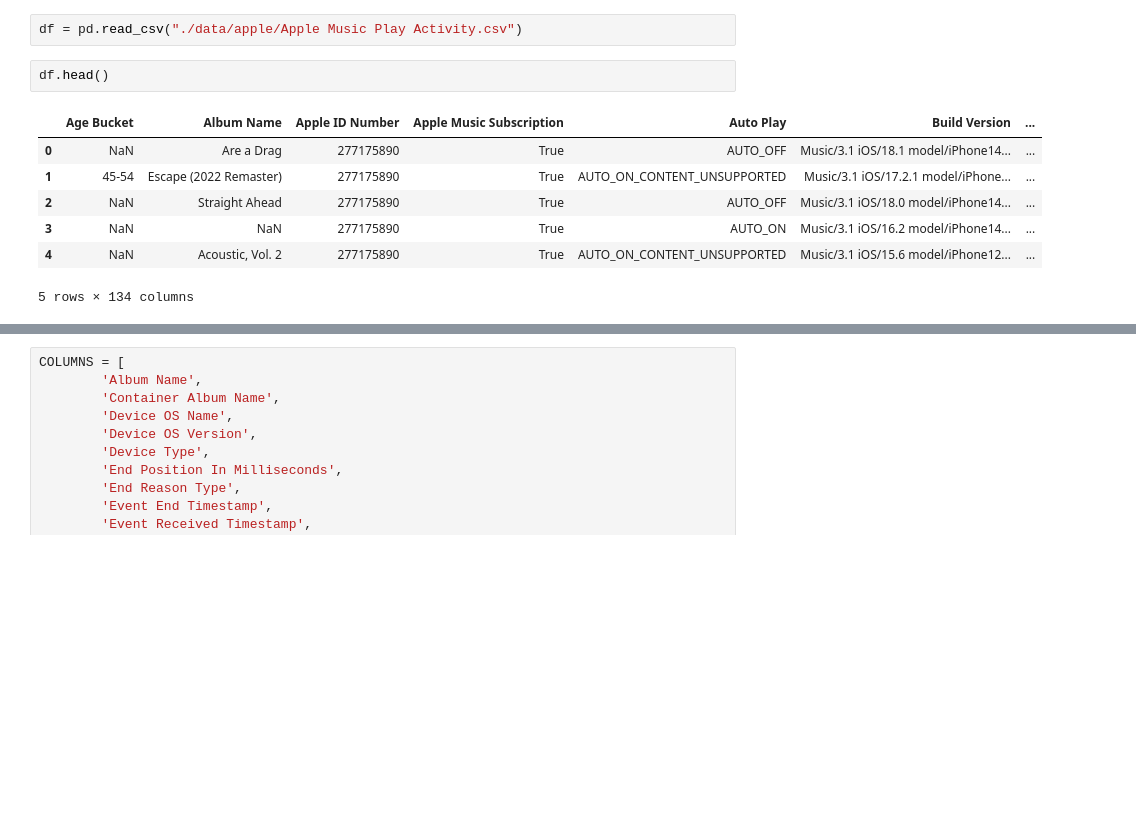
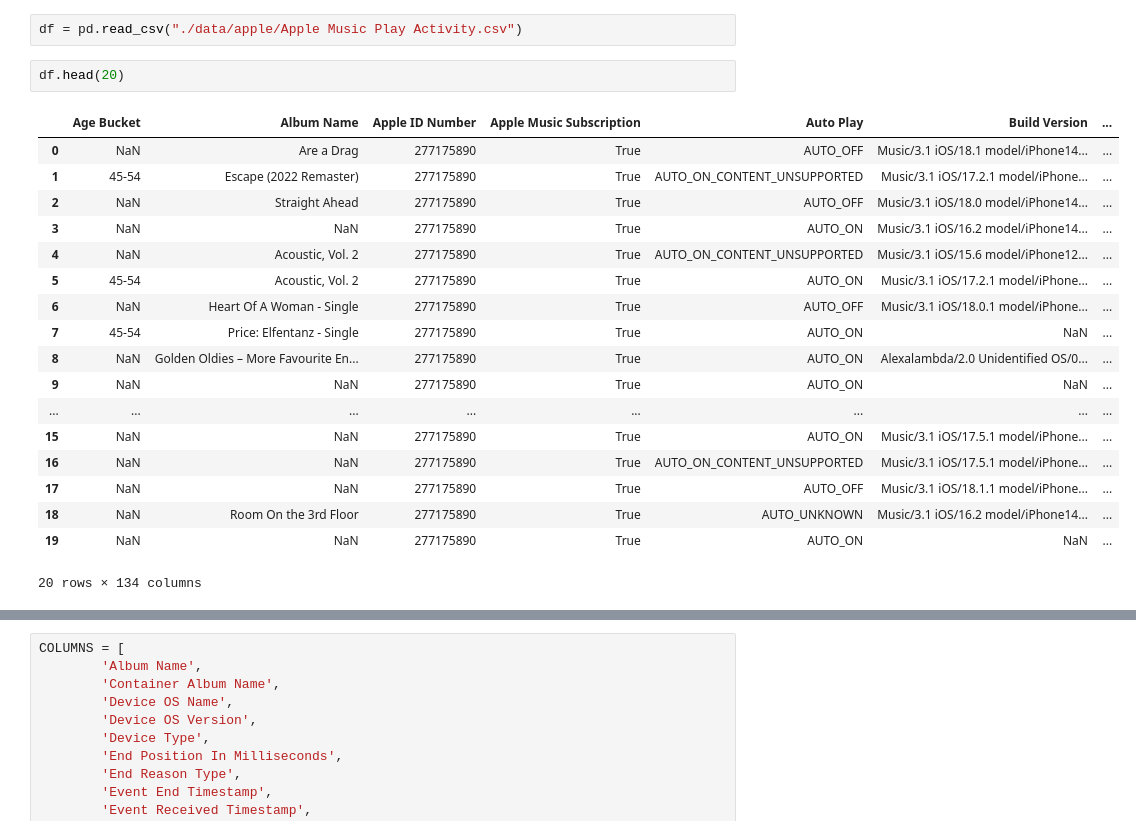
Before and after one commit to ftaylor101/spotify, a Jupyter notebook: apple_vis.ipynb, the cells around one changed output, grey strips where cells are left out. Cells and saved outputs as stored; diff of their text form; blank space fills up the shorter version.

```diff
--- a/apple_vis.ipynb
+++ b/apple_vis.ipynb
@@ -6,12 +6,23 @@ Go to Play Activity.csv, go to column DL and get the song name, album name and c
 # %%
 df = pd.read_csv("./data/apple/Apple Music Play Activity.csv")
 # %%
-df.head()
+df.head(20)
 # %% [output]
 |  | Age Bucket | Album Name | Apple ID Number | Apple Music Subscription | Auto Play | Build Version | ... |
 | 0 | NaN | Are a Drag | 277175890 | True | AUTO_OFF | Music/3.1 iOS/18.1 model/iPhone14... | ... |
 | 1 | 45-54 | Escape (2022 Remaster) | 277175890 | True | AUTO_ON_CONTENT_UNSUPPORTED | Music/3.1 iOS/17.2.1 model/iPhone... | ... |
 | 2 | NaN | Straight Ahead | 277175890 | True | AUTO_OFF | Music/3.1 iOS/18.0 model/iPhone14... | ... |
 | 3 | NaN | NaN | 277175890 | True | AUTO_ON | Music/3.1 iOS/16.2 model/iPhone14... | ... |
 | 4 | NaN | Acoustic, Vol. 2 | 277175890 | True | AUTO_ON_CONTENT_UNSUPPORTED | Music/3.1 iOS/15.6 model/iPhone12... | ... |
+| 5 | 45-54 | Acoustic, Vol. 2 | 277175890 | True | AUTO_ON | Music/3.1 iOS/17.2.1 model/iPhone... | ... |
+| 6 | NaN | Heart Of A Woman - Single | 277175890 | True | AUTO_OFF | Music/3.1 iOS/18.0.1 model/iPhone... | ... |
+| 7 | 45-54 | Price: Elfentanz - Single | 277175890 | True | AUTO_ON | NaN | ... |
+| 8 | NaN | Golden Oldies – More Favourite En... | 277175890 | True | AUTO_ON | Alexalambda/2.0 Unidentified OS/0... | ... |
+| 9 | NaN | NaN | 277175890 | True | AUTO_ON | NaN | ... |
+| ... | ... | ... | ... | ... | ... | ... | ... |
+| 15 | NaN | NaN | 277175890 | True | AUTO_ON | Music/3.1 iOS/17.5.1 model/iPhone... | ... |
+| 16 | NaN | NaN | 277175890 | True | AUTO_ON_CONTENT_UNSUPPORTED | Music/3.1 iOS/17.5.1 model/iPhone... | ... |
+| 17 | NaN | NaN | 277175890 | True | AUTO_OFF | Music/3.1 iOS/18.1.1 model/iPhone... | ... |
+| 18 | NaN | Room On the 3rd Floor | 277175890 | True | AUTO_UNKNOWN | Music/3.1 iOS/16.2 model/iPhone14... | ... |
+| 19 | NaN | NaN | 277175890 | True | AUTO_ON | NaN | ... |
-5 rows × 134 columns
+20 rows × 134 columns
```
Also changed, not shown: parts of 7 cells of this notebook, 1 other file.
